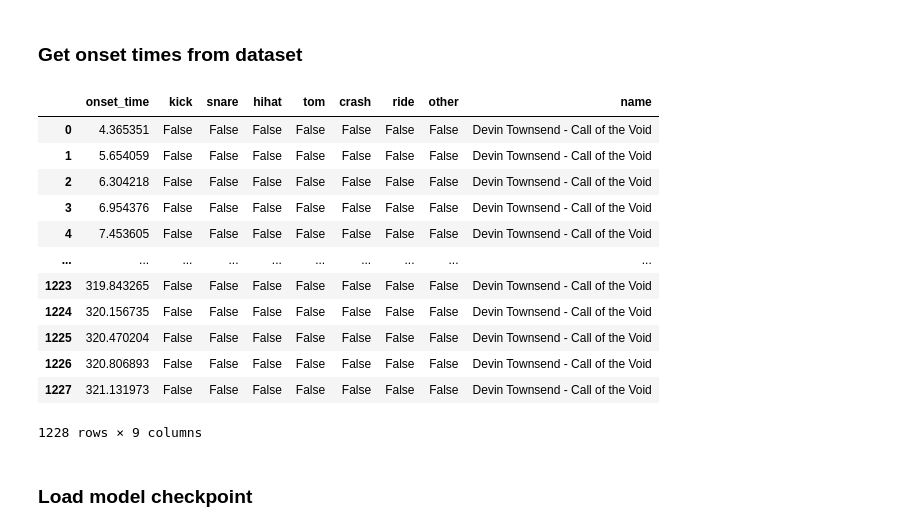
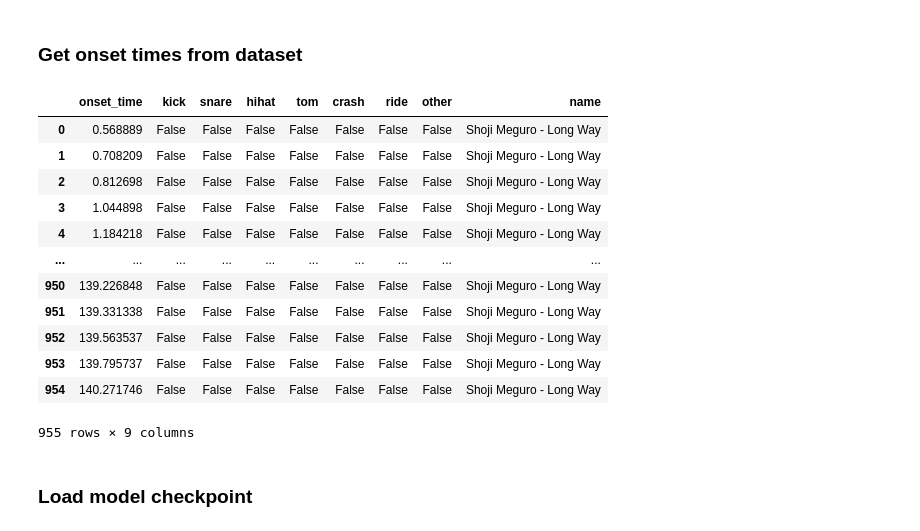
Before and after one commit to skittree/DrummerScore, a Jupyter notebook: model training.ipynb, the cells around one changed output. Cells and saved outputs as stored; diff of their text form; code cells hidden in the pictures.

```diff
--- a/model training.ipynb
+++ b/model training.ipynb
@@ -23,7 +23,7 @@ import random
 # %% [markdown]
 The `n_fft` variable affects the n_fft parameter used in generating melspectrograms and MFCC features used in training and validation. I found the value of `1024` works best, but `2048` can also work well.
 # %%
-dataset_name = "HeartsOnFireDS-v.1.0.2"
+dataset_name = "HeartsOnFireDS-v.1.0.3"
 n_fft = 1024
 
 df = pd.read_csv(os.path.join(dataset_name, "master.csv"))
@@ -402,7 +402,7 @@ criterion = nn.BCEWithLogitsLoss(weight=weights_tensor.to(device))
 # %% [markdown]
 ### Loading previous checkpoint to continue training
 # %%
-saved_model_dict = torch.load('models/HeartsOnFire-v.1.0.2_nfft1024_88.12.pth', map_location=device)
+saved_model_dict = torch.load('models/HeartsOnFire-v.1.0.3_nfft1024_89.12.pth', map_location=device)
 model.load_state_dict(saved_model_dict['model'])
 scheduler.load_state_dict(saved_model_dict['scheduler'])
 optimizer.load_state_dict(saved_model_dict['optimizer'])
@@ -482,25 +493,25 @@ I use this section to iteratively improve my dataset and model.
 # %% [markdown]
 ### Get onset times from dataset
 # %%
-name = "Devin Townsend - Call of the Void"
+name = "Shoji Meguro - Long Way"
 label_onset_path = f"{dataset_name}/{name}/onsets.csv"
 label_df = pd.read_csv(label_onset_path)
 label_df["name"] = name
 label_df
 # %% [output]
 |  | onset_time | kick | snare | hihat | tom | crash | ride | other | name |
-| 0 | 4.365351 | False | False | False | False | False | False | False | Devin Townsend - Call of the Void |
-| 1 | 5.654059 | False | False | False | False | False | False | False | Devin Townsend - Call of the Void |
-| 2 | 6.304218 | False | False | False | False | False | False | False | Devin Townsend - Call of the Void |
-| 3 | 6.954376 | False | False | False | False | False | False | False | Devin Townsend - Call of the Void |
-| 4 | 7.453605 | False | False | False | False | False | False | False | Devin Townsend - Call of the Void |
+| 0 | 0.568889 | False | False | False | False | False | False | False | Shoji Meguro - Long Way |
+| 1 | 0.708209 | False | False | False | False | False | False | False | Shoji Meguro - Long Way |
+| 2 | 0.812698 | False | False | False | False | False | False | False | Shoji Meguro - Long Way |
+| 3 | 1.044898 | False | False | False | False | False | False | False | Shoji Meguro - Long Way |
+| 4 | 1.184218 | False | False | False | False | False | False | False | Shoji Meguro - Long Way |
 | ... | ... | ... | ... | ... | ... | ... | ... | ... | ... |
-| 1223 | 319.843265 | False | False | False | False | False | False | False | Devin Townsend - Call of the Void |
-| 1224 | 320.156735 | False | False | False | False | False | False | False | Devin Townsend - Call of the Void |
-| 1225 | 320.470204 | False | False | False | False | False | False | False | Devin Townsend - Call of the Void |
-| 1226 | 320.806893 | False | False | False | False | False | False | False | Devin Townsend - Call of the Void |
-| 1227 | 321.131973 | False | False | False | False | False | False | False | Devin Townsend - Call of the Void |
+| 950 | 139.226848 | False | False | False | False | False | False | False | Shoji Meguro - Long Way |
+| 951 | 139.331338 | False | False | False | False | False | False | False | Shoji Meguro - Long Way |
+| 952 | 139.563537 | False | False | False | False | False | False | False | Shoji Meguro - Long Way |
+| 953 | 139.795737 | False | False | False | False | False | False | False | Shoji Meguro - Long Way |
+| 954 | 140.271746 | False | False | False | False | False | False | False | Shoji Meguro - Long Way |
-1228 rows × 9 columns
+955 rows × 9 columns
 # %% [markdown]
 ### Load model checkpoint
 # %%
```
Also changed, not shown: parts of 6 cells of this notebook, 5 other files.
